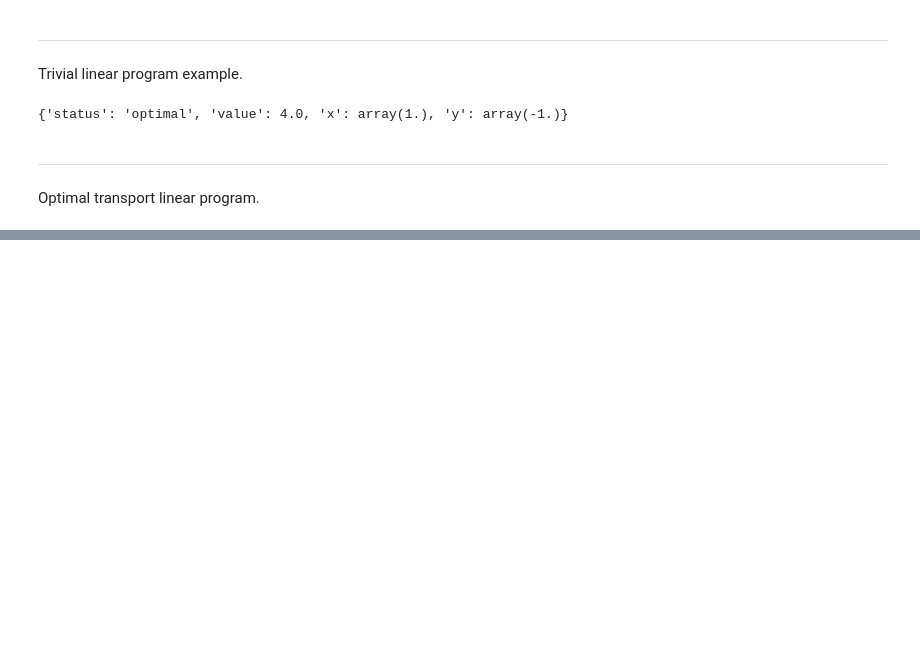
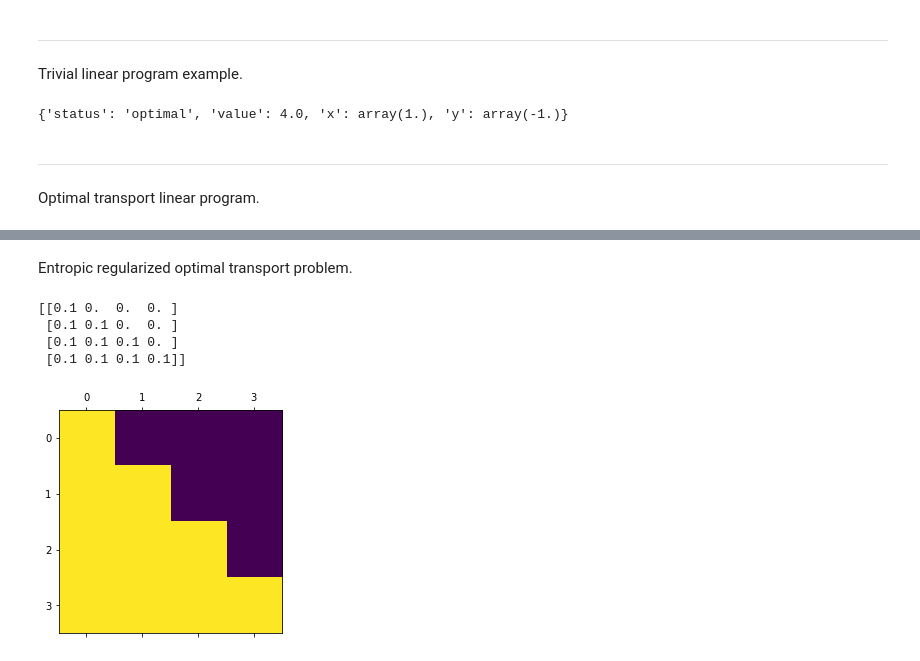
Before and after one commit to ltricot/notebooks, a Jupyter notebook: math/Exploring convex optimization.ipynb, the cells around one changed output, grey strips where cells are left out. Cells and saved outputs as stored; diff of their text form; code cells hidden in the pictures; blank space fills up the shorter version.

```diff
--- a/math/Exploring convex optimization.ipynb
+++ b/math/Exploring convex optimization.ipynb
@@ -75,0 +134,35 @@ a3.matshow(pi.value)
+# %% [markdown]
+Entropic regularized optimal transport problem.
+# %%
+def ot(r, c, M, lmbda, eps=1e-5):
+    K = np.exp(- lmbda * M)
+    Kt = np.diag(1 / r.ravel()) @ K
+
+    u = np.ones((len(r), 1)) / len(r)
+    lu = u
+
+    converged = False
+    while not converged:
+        u = 1 / (Kt @ (c[:, np.newaxis] / (K.T @ u)))
+        converged = np.sum((u - lu) ** 2) < len(r) * eps
+        lu = u
+
+    v = c[:, np.newaxis] / (K.T @ u)
+    return u * K * v.T
+
+
+r = np.asarray([0.1, 0.2, 0.3, 0.4])
+c = np.asarray([0.4, 0.3, 0.2, 0.1])
+x = np.arange(4)
+M = np.abs(np.subtract.outer(x, x))
+
+P = ot(r, c, M, 5)
+plt.matshow(P)
+
+print(P.round(3))
+# %% [output]
+[[0.1 0.  0.  0. ]
+ [0.1 0.1 0.  0. ]
+ [0.1 0.1 0.1 0. ]
+ [0.1 0.1 0.1 0.1]]
+[figure, added]
```
Also changed, not shown: parts of 3 cells of this notebook, 10 other files.
